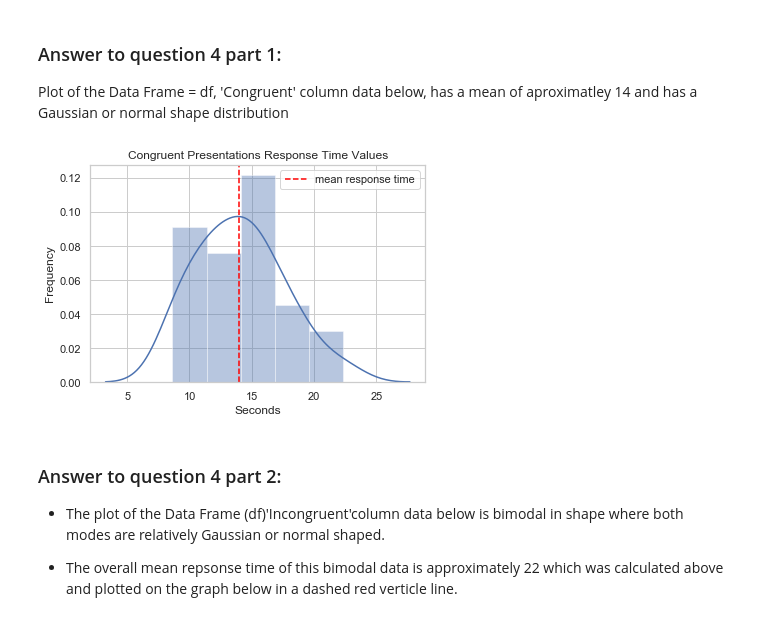
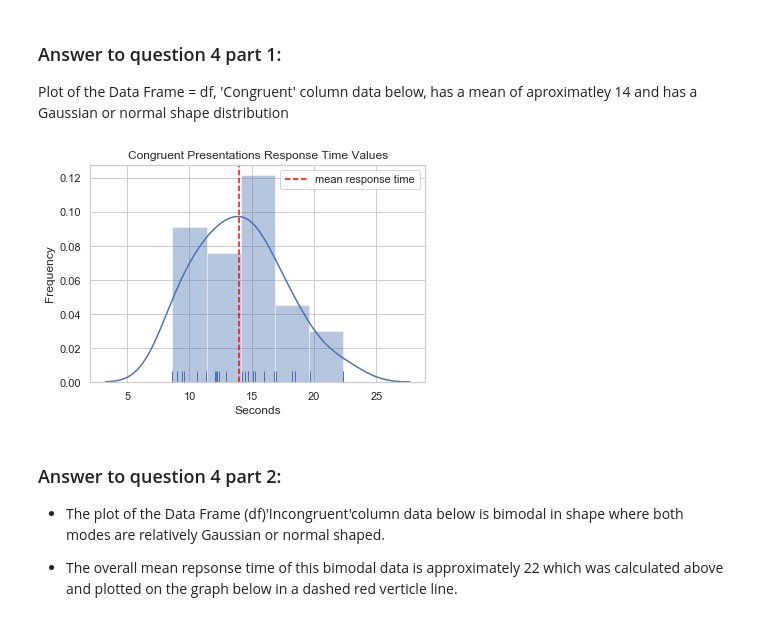
Before and after one commit to jcwalmsley/Test-a-Perceptual-Phenomenom, a Jupyter notebook: Test a Perceptual Phenomenon.ipynb, the cells around one changed output. Drawn from its saved outputs; the diff is of its cells as text; code cells hidden in the pictures.

Commit message:
Add files via upload
added rug to plot and made other small changes and deleted one broken link to a reference

```diff
--- a/Test a Perceptual Phenomenon.ipynb
+++ b/Test a Perceptual Phenomenon.ipynb
@@ -90,18 +113,18 @@ Plot of the Data Frame = df, 'Congruent' column data below, has a mean of aproxi
 # %%
 ## apply plot background style
 sns.set(style="whitegrid");
 
-# plot distribution of Congruent Presentations values
-sns.distplot(df['Congruent'])
+# plot distribution of Congruent Presentations values and the mean response time
+sns.distplot(df['Congruent'],rug=True)
 plot.axvline(x = round(df['Congruent'].mean(),0),linestyle='dashed',color = 'red',label='mean response time')
 plot.title('Congruent Presentations Response Time Values')
 plot.xlabel('Seconds')
 plot.ylabel('Frequency')
 plot.legend()
 plot.show()
 #
 # %% [output]
-[figure, old version]
+[figure, new version]
 # %% [markdown]
 ### Answer to question 4  part 2:
 
```
Also changed, not shown: parts of 7 cells of this notebook.
